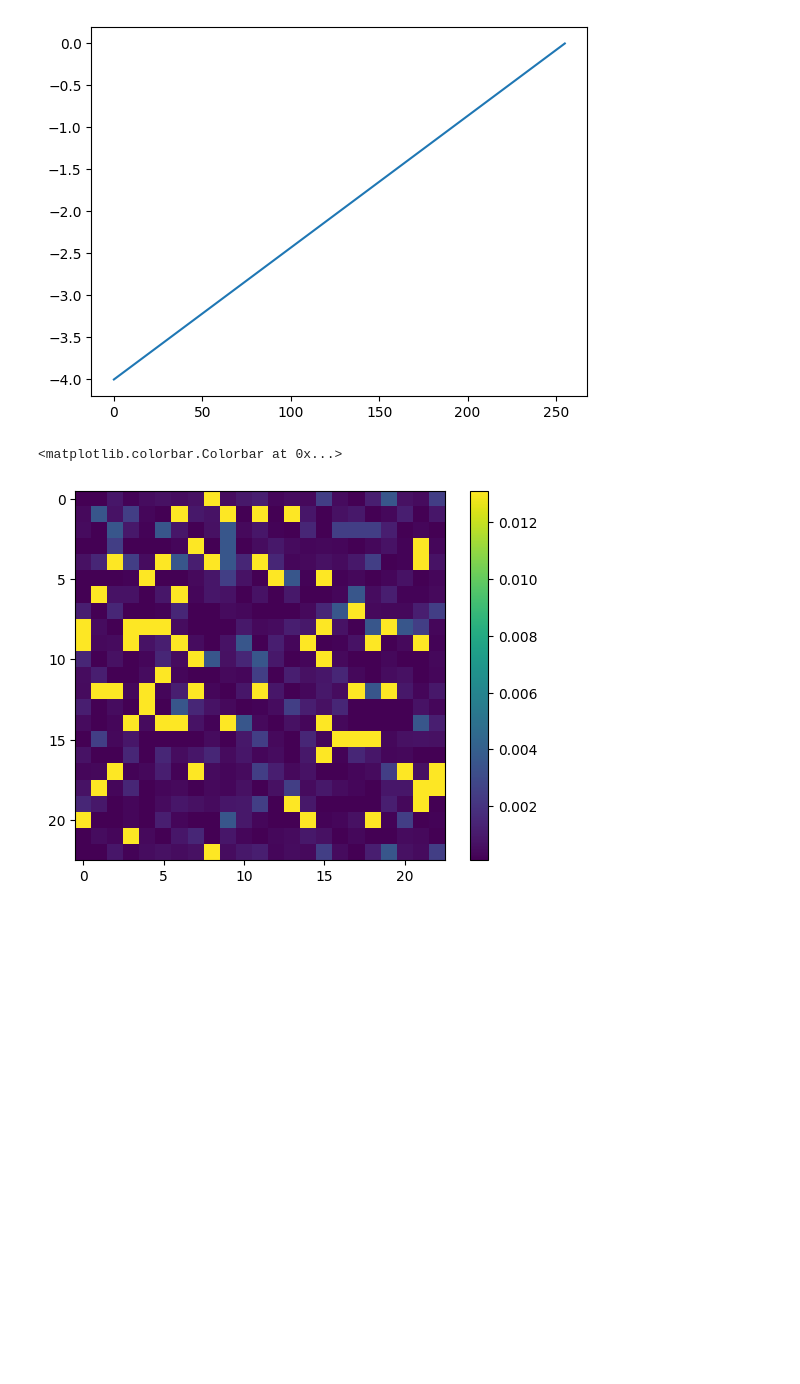
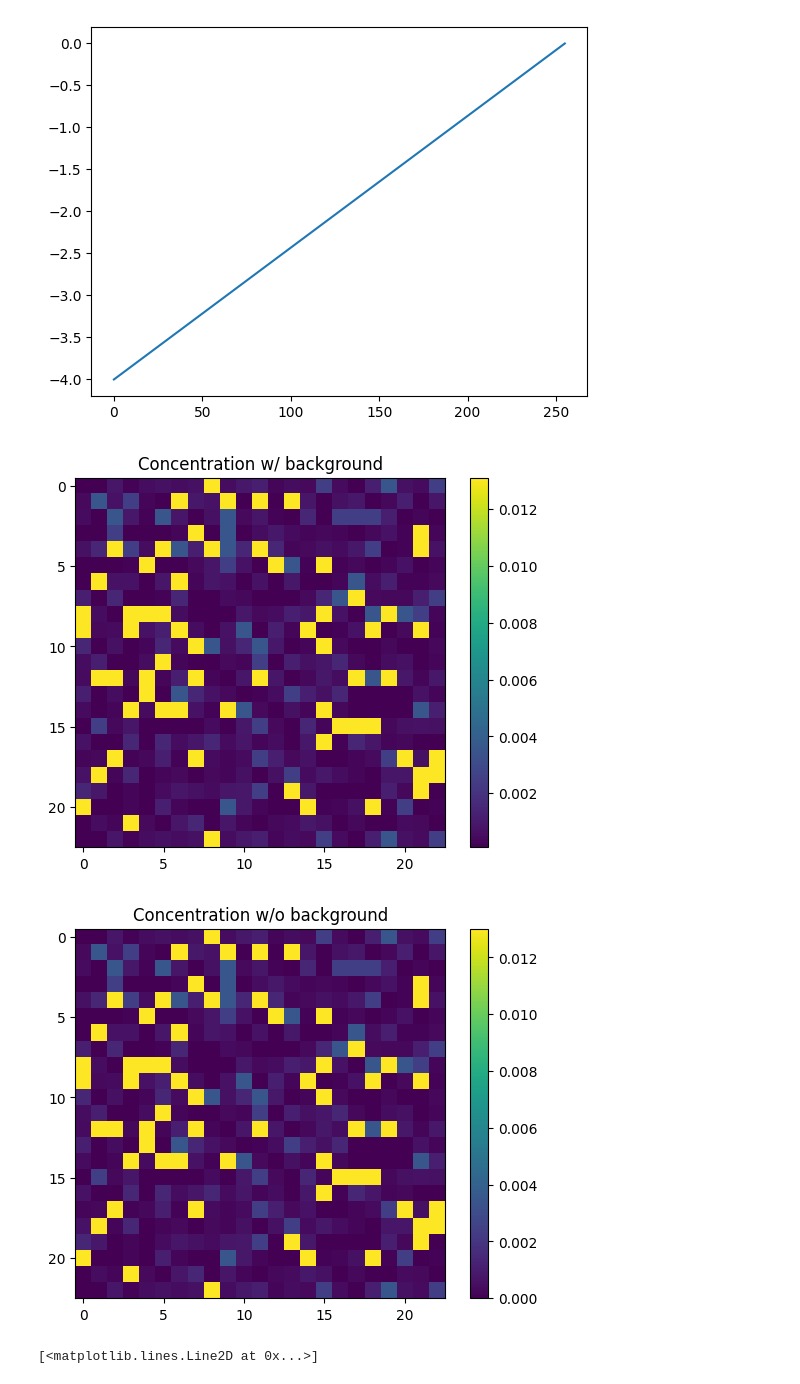
Before and after one commit to blajiness/CHE_7530-Assignments, a Jupyter notebook: Assignment5.ipynb, the cells around one changed output. Saved outputs shown, nothing was run; the diff lists cells and outputs as text; code cells hidden in the pictures; blank space fills up the shorter version.

```diff
--- a/Assignment5.ipynb
+++ b/Assignment5.ipynb
@@ -15,7 +15,7 @@ import matplotlib.pyplot as plt
 import skimage as ski
 import scipy.ndimage as ndi
 # %%
-image = '/sim_Microarray_Gray.png'
+image = '/content/sim_Microarray_Gray.png'
 # %%
 intensity = ski.io.imread(image)
 # %%
@@ -131,10 +137,21 @@ plt.plot(Serial_curve_intensity,np.log10(serial_curve_concentration))
 # %%
 Concentration_array = np.zeros((wellsx,wellsy))
 for i in range(wellsx):
   for j in range(wellsy):
     Concentration_array[i,j] = 10**(intensity_array[i,j]*4/255 -4)
 plt.imshow(Concentration_array)
 plt.colorbar()
+plt.title('Concentration w/ background')
+plt.show()
+#lets say well A1 is a control so we can remove it as background
+Concentration_array = Concentration_array - Concentration_array[0,0]
+plt.imshow(Concentration_array)
+plt.colorbar()
+plt.title('Concentration w/o background')
+plt.show()
+Conc_histogram , bin_edges = np.histogram(Concentration_array, bins=255)
+plt.plot(bin_edges[0:-1], Conc_histogram,'-o')
 # %% [output]
+[figure, new version]
+[figure, added]
-<matplotlib.colorbar.Colorbar at 0x...>
+[<matplotlib.lines.Line2D at 0x...>]
-[figure, old version]
```
Also changed, not shown: parts of 6 cells of this notebook.
